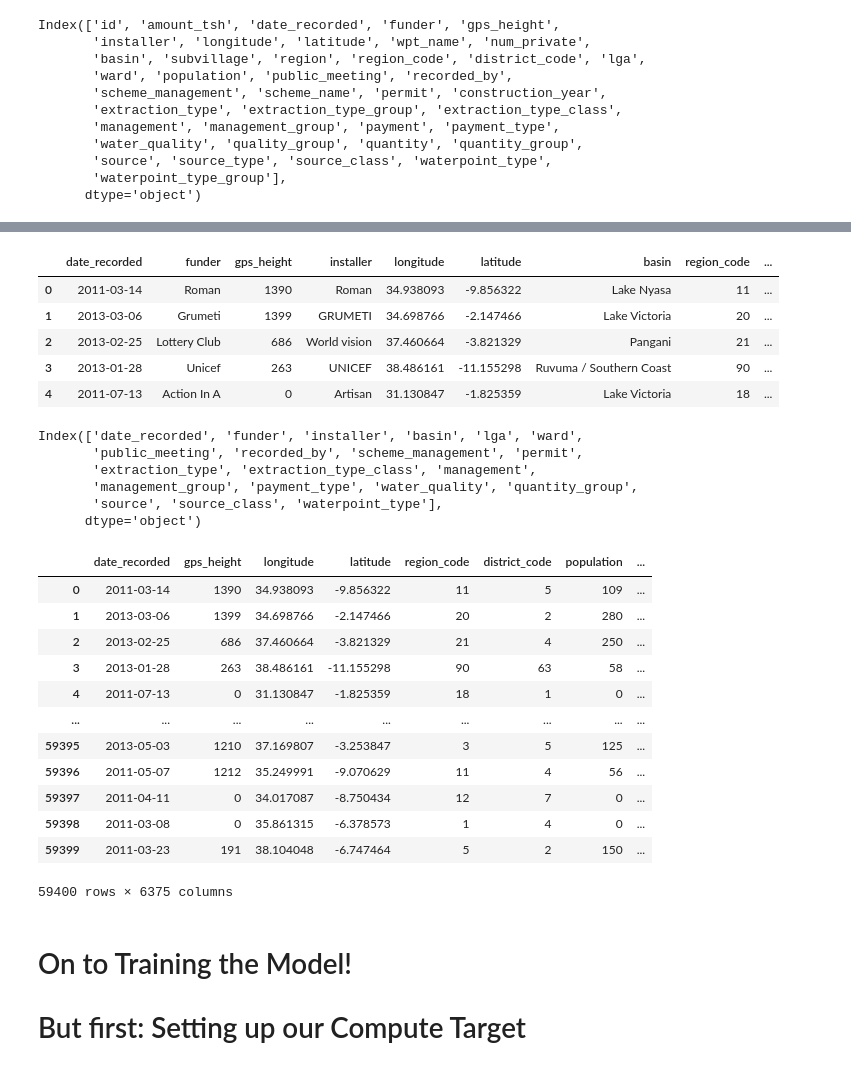
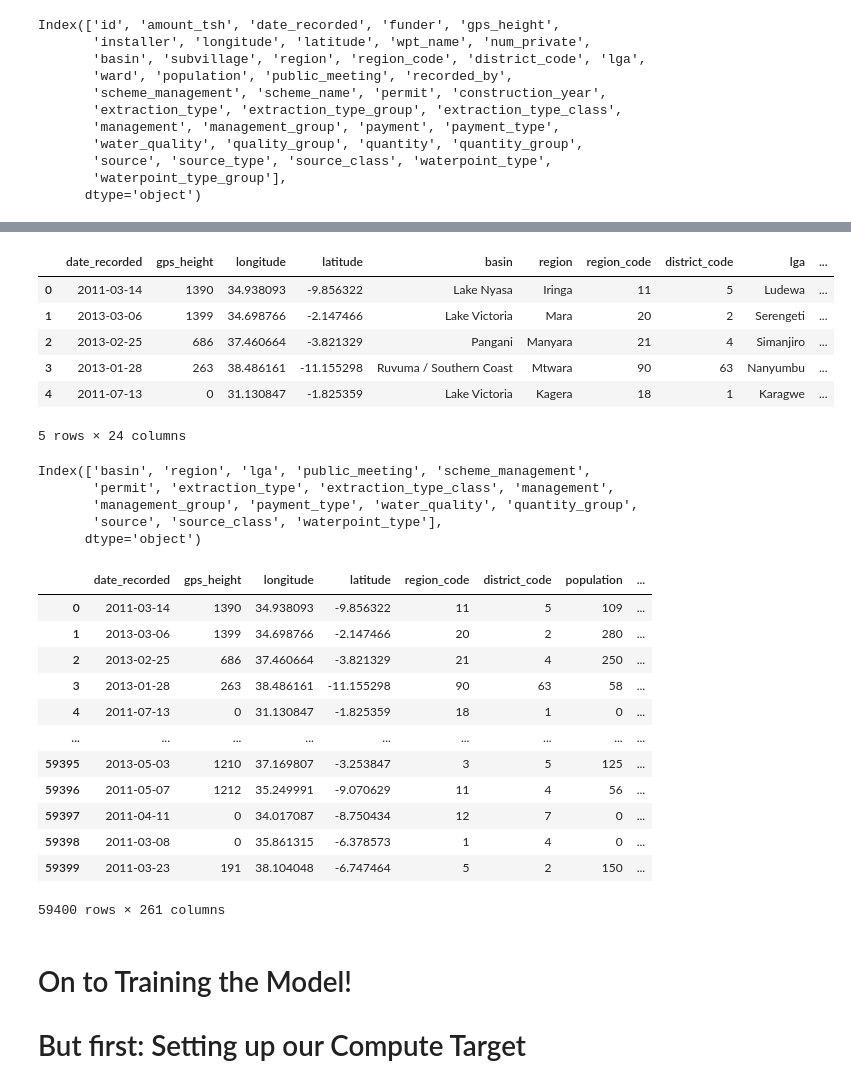
Before and after one commit to JayThibs/hyperdrive-vs-automl-plus-deployment, a Jupyter notebook: hyperparameter_tuning.ipynb, the cells around one changed output, grey strips where cells are left out. Drawn from its saved outputs; the diff is of its cells as text; code cells hidden in the pictures.

```diff
--- a/hyperparameter_tuning.ipynb
+++ b/hyperparameter_tuning.ipynb
@@ -328,27 +371,27 @@ X.loc[X['construction_year'] < 1950, 'construction_year'] = 1910
 # %%
 # These are the columns we will be dropping in order to improve training
 features_to_drop = ['id','amount_tsh',  'num_private',
           'quantity', 'quality_group', 'source_type', 'payment',
           'waterpoint_type_group', 'extraction_type_group', 'wpt_name',
           'subvillage', 'scheme_name', 'funder', 'installer', 'recorded_by',
           'ward']
-X = X.drop(features_to_remove, axis=1)
+X = X.drop(features_to_drop, axis=1)
 X.head()
 # %% [output]
-|  | date_recorded | funder | gps_height | installer | longitude | latitude | basin | region_code | ... |
-| 0 | 2011-03-14 | Roman | 1390 | Roman | 34.938093 | -9.856322 | Lake Nyasa | 11 | ... |
-| 1 | 2013-03-06 | Grumeti | 1399 | GRUMETI | 34.698766 | -2.147466 | Lake Victoria | 20 | ... |
-| 2 | 2013-02-25 | Lottery Club | 686 | World vision | 37.460664 | -3.821329 | Pangani | 21 | ... |
-| 3 | 2013-01-28 | Unicef | 263 | UNICEF | 38.486161 | -11.155298 | Ruvuma / Southern Coast | 90 | ... |
-| 4 | 2011-07-13 | Action In A | 0 | Artisan | 31.130847 | -1.825359 | Lake Victoria | 18 | ... |
+|  | date_recorded | gps_height | longitude | latitude | basin | region | region_code | district_code | lga | ... |
+| 0 | 2011-03-14 | 1390 | 34.938093 | -9.856322 | Lake Nyasa | Iringa | 11 | 5 | Ludewa | ... |
+| 1 | 2013-03-06 | 1399 | 34.698766 | -2.147466 | Lake Victoria | Mara | 20 | 2 | Serengeti | ... |
+| 2 | 2013-02-25 | 686 | 37.460664 | -3.821329 | Pangani | Manyara | 21 | 4 | Simanjiro | ... |
+| 3 | 2013-01-28 | 263 | 38.486161 | -11.155298 | Ruvuma / Southern Coast | Mtwara | 90 | 63 | Nanyumbu | ... |
+| 4 | 2011-07-13 | 0 | 31.130847 | -1.825359 | Lake Victoria | Kagera | 18 | 1 | Karagwe | ... |
+5 rows × 24 columns
 # %%
 # Need to check which features are objects and then use pd.get_dummies
 # to turn the features into numerical categories for random forest to work
 X.columns[X.dtypes==object]
 # %% [output]
-Index(['date_recorded', 'funder', 'installer', 'basin', 'lga', 'ward',
-       'public_meeting', 'recorded_by', 'scheme_management', 'permit',
-       'extraction_type', 'extraction_type_class', 'management',
+Index(['basin', 'region', 'lga', 'public_meeting', 'scheme_management',
+       'permit', 'extraction_type', 'extraction_type_class', 'management',
        'management_group', 'payment_type', 'water_quality', 'quantity_group',
        'source', 'source_class', 'waterpoint_type'],
       dtype='object')
@@ -361,6 +404,7 @@ dummy_cols = ['basin', 'lga', 'public_meeting',
 # %%
 # convert strings into numerical values
 # We can see that this dramatically increases the number of features, this is fine
+# We have 261 features
 pd.get_dummies(X, columns=dummy_cols)
 # %% [output]
 |  | date_recorded | gps_height | longitude | latitude | region_code | district_code | population | ... |
@@ -375,7 +419,7 @@ pd.get_dummies(X, columns=dummy_cols)
 | 59397 | 2011-04-11 | 0 | 34.017087 | -8.750434 | 12 | 7 | 0 | ... |
 | 59398 | 2011-03-08 | 0 | 35.861315 | -6.378573 | 1 | 4 | 0 | ... |
 | 59399 | 2011-03-23 | 191 | 38.104048 | -6.747464 | 5 | 2 | 150 | ... |
-59400 rows × 6375 columns
+59400 rows × 261 columns
 # %% [markdown]
 # On to Training the Model!
 
```
Also changed, not shown: parts of 16 cells of this notebook.
